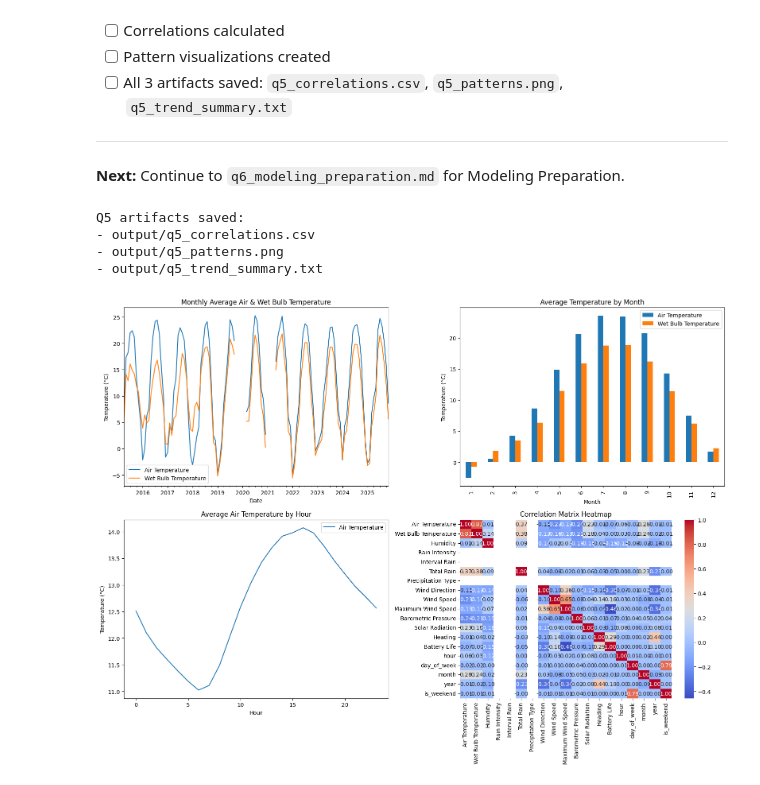
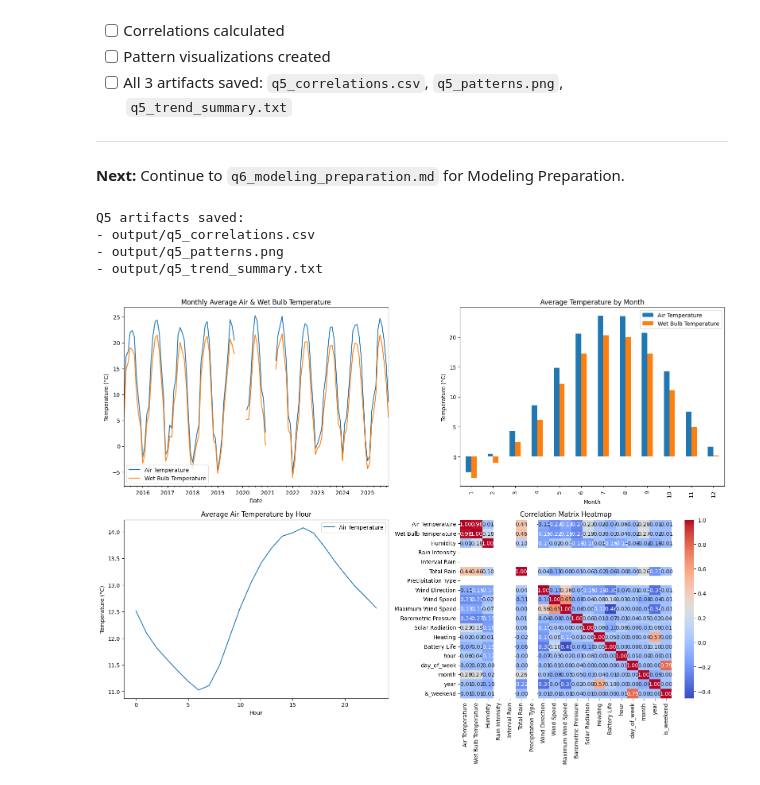
Before and after one commit to UCSF-DataSci/ds217-11-final-dr-justinetang, a Jupyter notebook: q5_pattern_analysis.ipynb, the cells around one changed output. Drawn from its saved outputs; the diff is of its cells as text; code cells hidden in the pictures.

Commit message:
Update Q5 analysis notebook

```diff
--- a/q5_pattern_analysis.ipynb
+++ b/q5_pattern_analysis.ipynb
@@ -221,10 +221,20 @@ hourly_pattern = df.groupby('hour').agg({
     'Air Temperature': 'mean'
 })
 
-# 3. Correlation analysis
-numeric_cols = df.select_dtypes(include=[np.number]).columns
-corr_matrix = df[numeric_cols].corr()
-corr_matrix.to_csv('output/q5_correlations.csv')
+# Reload the cleaned Q3 data fresh
+df = pd.read_csv("output/q3_wrangled_data.csv", parse_dates=["Measurement Timestamp"])
+
+# Set index to timestamp
+df = df.set_index("Measurement Timestamp").sort_index()
+
+# Convert numeric-like columns to numeric, ignore real strings
+df = df.apply(pd.to_numeric, errors="ignore")
+
+# 3. Correlation analysis (robust)
+numeric_df = df.select_dtypes(include=[np.number])
+numeric_df = numeric_df.dropna(axis=1, how='all')
+corr_matrix = numeric_df.corr()
+corr_matrix.to_csv("output/q5_correlations.csv")
 
 # 4. Multi-panel plots
 fig, axes = plt.subplots(2, 2, figsize=(16, 12))
@@ -254,41 +264,51 @@ axes[1, 1].set_title("Correlation Matrix Heatmap")
 plt.tight_layout()
 plt.savefig('output/q5_patterns.png', dpi=150, bbox_inches='tight')
 
-# 5. Trend summary
+# Trend summary
 # Identify key patterns (example)
 air_temp_monthly = monthly_pattern['Air Temperature']
 wet_temp_monthly = monthly_pattern['Wet Bulb Temperature']
-strong_corrs = corr_matrix['Air Temperature'].abs().sort_values(ascending=False)[1:4]
+# Safely extract top correlations only if Air Temperature exists
+if "Air Temperature" in corr_matrix.columns:
+    strong_corrs = (
+        corr_matrix["Air Temperature"]
+        .dropna()
+        .abs()
+        .sort_values(ascending=False)[1:4]
+    )
+else:
+    strong_corrs = {}
+
 
 summary_lines = [
     "KEY PATTERNS IDENTIFIED",
     "======================",
     "",
     "TEMPORAL TRENDS:",
     f"- Air and wet bulb temperatures show clear seasonal patterns",
     f"- Monthly air temp range: {air_temp_monthly.min():.1f}°C to {air_temp_monthly.max():.1f}°C",
     f"- Monthly wet bulb temp range: {wet_temp_monthly.min():.1f}°C to {wet_temp_monthly.max():.1f}°C",
     "",
     "DAILY PATTERNS:",
     f"- Air temperature shows diurnal cycle (warmer during day, cooler at night)",
     f"- Peak air temp typically at hour {hourly_pattern['Air Temperature'].idxmax()}",
     f"- Minimum air temp typically at hour {hourly_pattern['Air Temperature'].idxmin()}",
     "",
     "CORRELATIONS:",
 ]
 for col, value in strong_corrs.items():
     summary_lines.append(f"- Air Temperature vs {col}: {value:.3f}")
 
 with open("output/q5_trend_summary.txt", "w") as f:
     f.write("\n".join(summary_lines))
 
 print("Q5 artifacts saved:")
 print("- output/q5_correlations.csv")
 print("- output/q5_patterns.png")
 print("- output/q5_trend_summary.txt")
 # %% [output]
 Q5 artifacts saved:
 - output/q5_correlations.csv
 - output/q5_patterns.png
 - output/q5_trend_summary.txt
-[figure, old version]
+[figure, new version]
```
